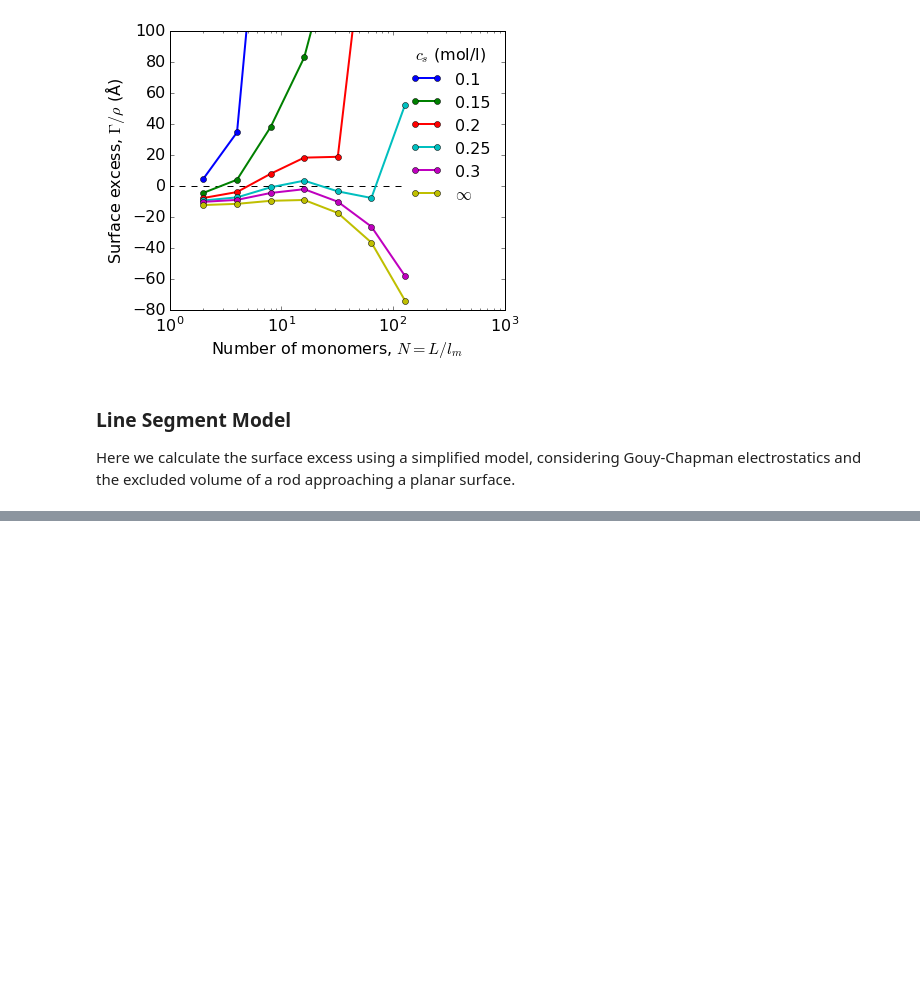
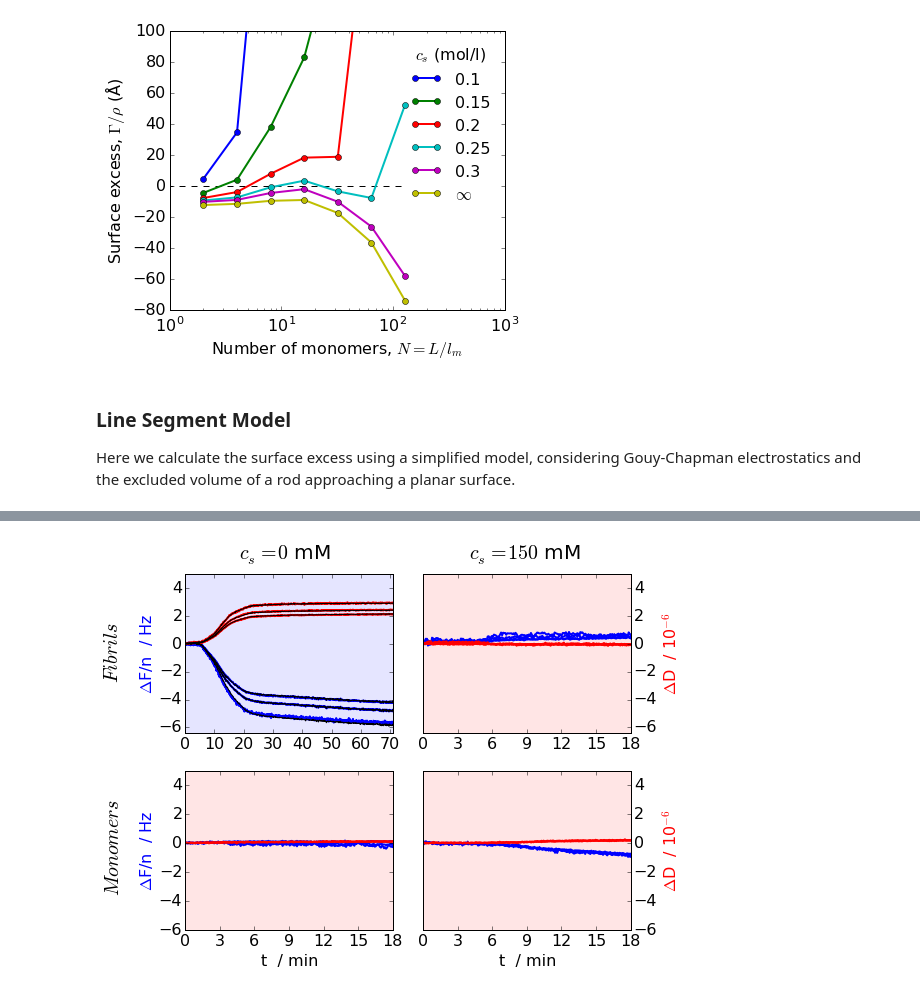
Before and after one commit to mlund/faunus-notebooks, a Jupyter notebook: fibril-surface/notebook.ipynb, the cells around one changed output, grey strips where cells are left out. Drawn from its saved outputs; the diff is of its cells as text; code cells hidden in the pictures; blank space fills up the shorter version.

```diff
--- a/fibril-surface/notebook.ipynb
+++ b/fibril-surface/notebook.ipynb
@@ -342,0 +376,77 @@ plt.show()
+# %%
+F50fib = np.loadtxt('./exp/50fib.dat',comments={'T'},usecols=(0,1,6,9))
+D50fib = np.loadtxt('./exp/50fib.dat',comments={'T'},usecols=(0,3,7,11))
+Fit50fib = np.loadtxt('./exp/50fib.dat',comments={'T'},usecols=(0,2,4,6,8,10,12))
+
+F50mon = np.loadtxt('./exp/50mon.dat',comments={'T'},usecols=(0,1,3,5))
+D50mon = np.loadtxt('./exp/50mon.dat',comments={'T'},usecols=(0,2,4,6))
+
+F200fib = np.loadtxt('./exp/200fib.dat',comments={'T'},usecols=(0,3,5,7,9))
+D200fib = np.loadtxt('./exp/200fib.dat',comments={'T'},usecols=(0,4,6,8,10))
+
+F200mon = np.loadtxt('./exp/200mon.dat',comments={'T'},usecols=(0,3,5,7))
+D200mon = np.loadtxt('./exp/200mon.dat',comments={'T'},usecols=(0,4,6,8))
+# %%
+f = plt.figure()
+
+xticks = np.arange(0,19,3)
+
+# 50 mM fibrils
+ax = f.add_subplot(221)
+ax.patch.set_alpha(0.1)
+ax.patch.set_color('b')
+plt.ylim([-6.4,5])
+ax.text(-28,0.5,'$Fibrils$',rotation=90,fontsize=20)
+ax.text(18.5,6,'$c_s = 0$ mM',fontsize=20)
+plt.xlim([0,71])
+plt.ylabel("$\Delta$F/n  / Hz",color='blue')
+plt.plot(F50fib[1:,0]/60,F50fib[1:,:],color='blue', lw=2)
+plt.plot(D50fib[1:,0]/60,D50fib[1:,:],color='red', lw=2)
+plt.plot(Fit50fib[1:,0]/60,Fit50fib[1:,:],color='black', lw=1)
+
+# 200 mM fibrils
+ax = f.add_subplot(222)
+plt.xticks(xticks)
+ax.patch.set_alpha(0.1)
+ax.patch.set_color('r')
+ax.text(4,6,'$c_s = 150$ mM',fontsize=20)
+ax.yaxis.tick_right()
+plt.ylim([-6.4,5])
+plt.xlim([0,18])
+plt.ylabel("$\Delta$D  / 10$^{-6}$",color='red')
+ax.yaxis.set_label_position("right")
+plt.plot(F200fib[1:,0]/60,F200fib[1:,:],color='blue', lw=2)
+plt.plot(D200fib[1:,0]/60,D200fib[1:,:],color='red', lw=2)
+
+# 50 mM monomers
+ax = f.add_subplot(223)
+plt.xticks(xticks)
+ax.patch.set_alpha(0.1)
+ax.patch.set_color('r')
+ax.text(-7,2,'$Monomers$',rotation=90,fontsize=20)
+plt.ylim([-6,5])
+plt.xlim([0,18])
+plt.ylabel("$\Delta$F/n  / Hz",color='blue')
+plt.xlabel("t  / min")
+plt.plot(F50mon[1:,0]/60,F50mon[1:,:],color='blue', lw=2)
+plt.plot(D50mon[1:,0]/60,D50mon[1:,:],color='red', lw=2)
+
+# 200 mM monomers
+ax = f.add_subplot(224)
+plt.xticks(xticks)
+ax.patch.set_alpha(0.1)
+ax.patch.set_color('r')
+ax.yaxis.tick_right()
+plt.ylim([-6,5])
+plt.xlim([0,18])
+plt.ylabel("$\Delta$D  / 10$^{-6}$",color='red')
+ax.yaxis.set_label_position("right")
+plt.xlabel("t  / min")
+plt.plot(F200mon[1:,0]/60,F200mon[1:,:],color='blue', lw=2)
+plt.plot(D200mon[1:,0]/60,D200mon[1:,:],color='red', lw=2)
+
+f.tight_layout()
+f.savefig('fig/qcm-d.png', bbox_inches='tight', pad_inches=0.3)
+plt.show()
+# %% [output]
+[figure, added]
```
Also changed, not shown: parts of 5 cells of this notebook, 4 other files.
